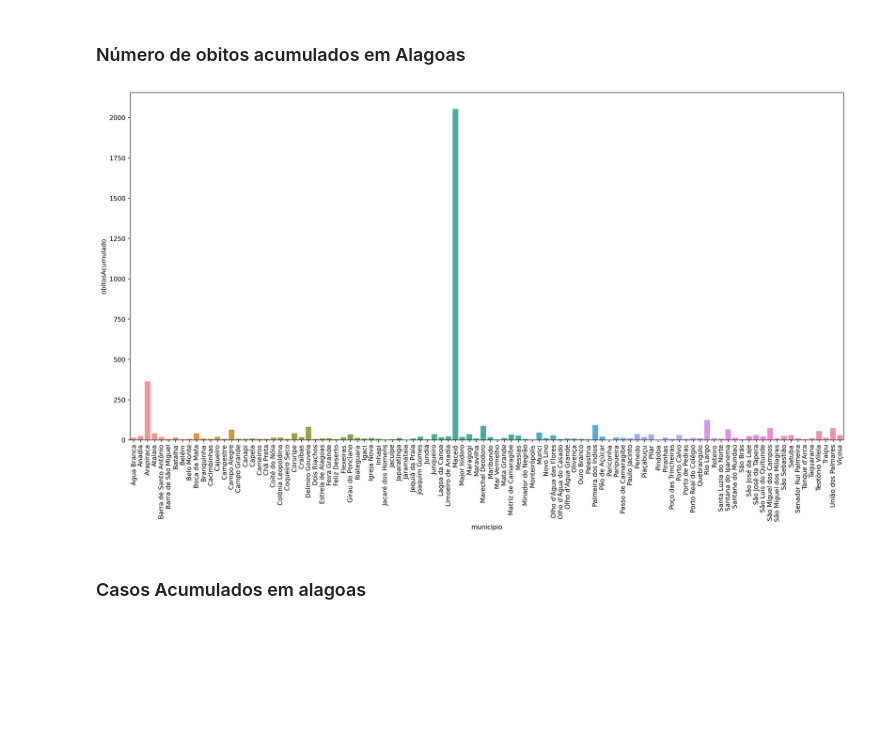
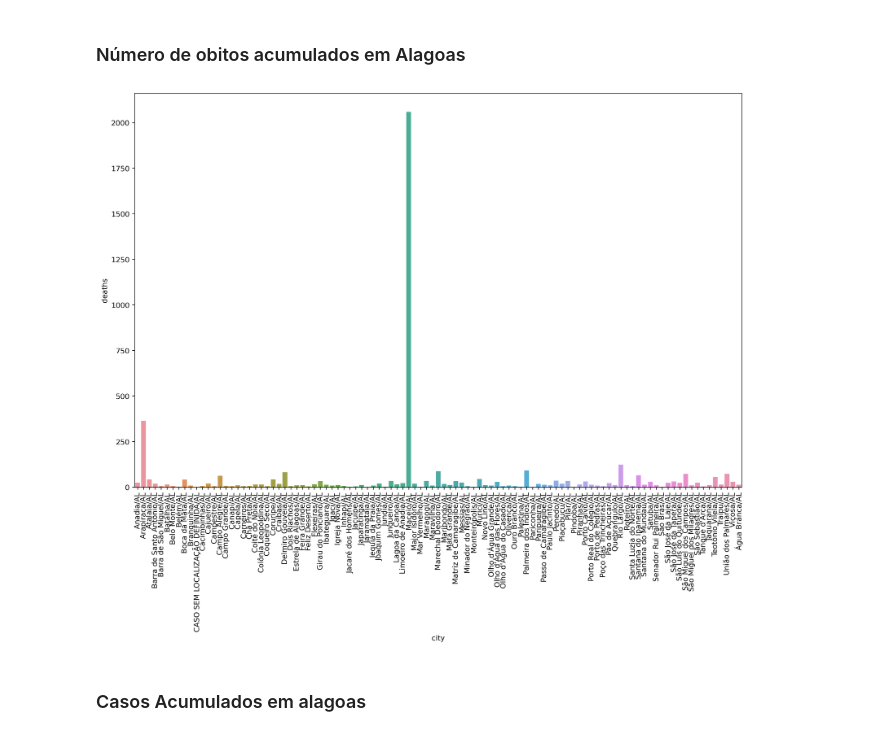
Before and after one commit to Carlos-Xavier/DataScienceUfal, a Jupyter notebook: project.ipynb, the cells around one changed output. Saved outputs shown, nothing was run; the diff lists cells and outputs as text; code cells hidden in the pictures; blank space fills up the shorter version.

```diff
--- a/project.ipynb
+++ b/project.ipynb
@@ -10,0 +9,9 @@ dataFrame = pd.read_csv('./Arquivos/HIST_PAINEL_COVIDBR_15mai2021.csv', sep=';')
+# %%
+dataFrame = pd.read_csv('./Arquivos/HIST_PAINEL_COVIDBR_15mai2021.csv', sep=';')
+
+url="https://raw.githubusercontent.com/wcota/covid19br/master/cases-brazil-states.csv"
+dataStates = pd.read_csv(url)
+
+url = "https://raw.githubusercontent.com/wcota/covid19br/master/cases-brazil-cities.csv"
+dataCities = pd.read_csv(url)
+dataCities
@@ -176,15 +204,16 @@ alagoas = dataFrame[dataFrame['estado'] == 'AL']
+# %%
+alagoas = dataCities[dataCities['state'] == 'AL']
 # %% [markdown]
 ### Número de obitos acumulados em Alagoas
 # %%
-temp = alagoas[alagoas['data'] == "2021-05-15"]
+temp = alagoas[alagoas['date'] == "2021-05-17"]
 
-plt.figure(figsize=(20,10), dpi=256)
-sns.barplot(x='municipio',y='obitosAcumulado',data=temp)
+plt.figure(figsize=(15,10), dpi=256)
+sns.barplot(x='city',y='deaths',data=temp)
 plt.xticks(rotation=90)
 plt.show()
-# temp[temp['municipio'] == "Maceió"]
 # %% [output]
-[figure, old version]
+[figure, new version]
 # %% [markdown]
 ### Casos Acumulados em alagoas
 # %%
```
Also changed, not shown: parts of 33 cells of this notebook.
